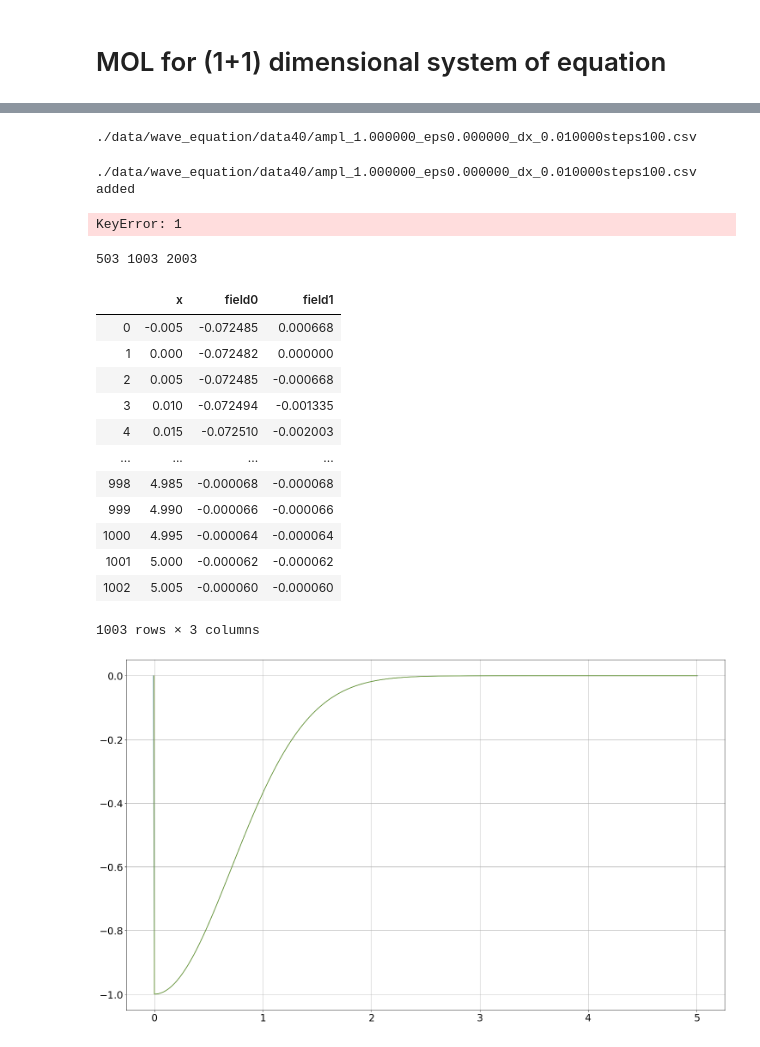
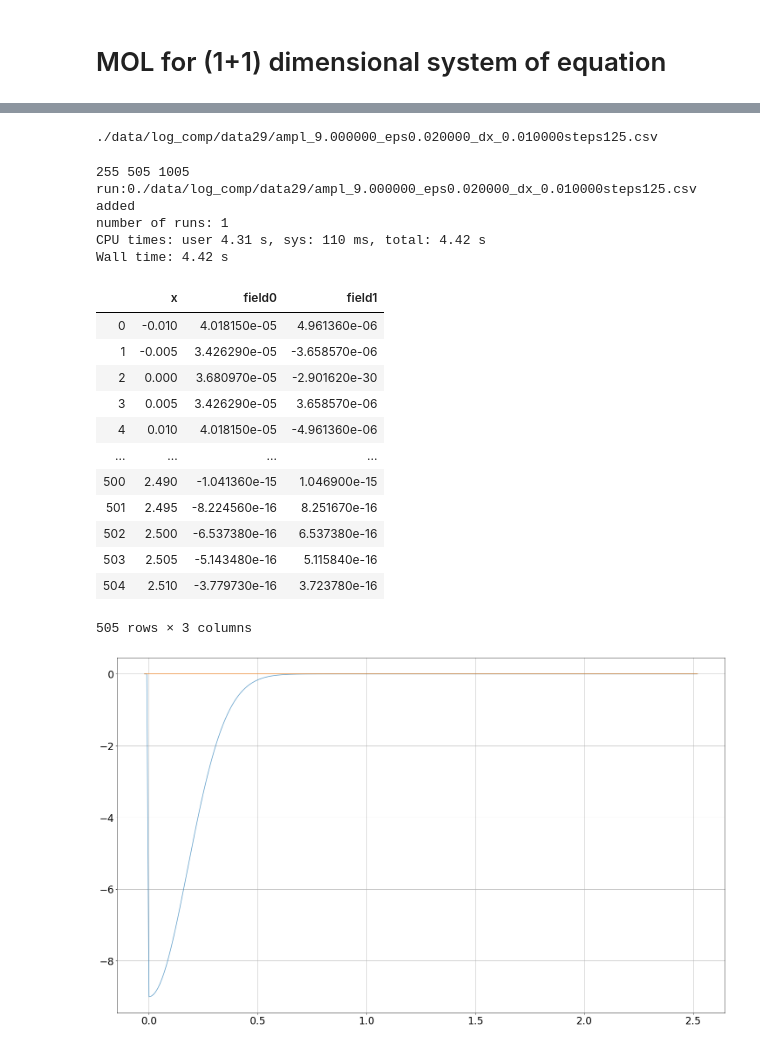
Before and after one commit to giulio-taiocchi/Master_thesis, a Jupyter notebook: Analysis_notebook.ipynb, the cells around one changed output, grey strips where cells are left out. Saved outputs shown, nothing was run; the diff lists cells and outputs as text; code cells hidden in the pictures.

```diff
--- a/Analysis_notebook.ipynb
+++ b/Analysis_notebook.ipynb
@@ -162,4 +49,4 @@ KeyError: 0
 # %%
-print(names.names[0])
+print(names[0])
 # %% [output]
-./data/wave_equation/data40/ampl_1.000000_eps0.000000_dx_0.010000steps100.csv
+./data/log_comp/data29/ampl_9.000000_eps0.020000_dx_0.010000steps125.csv
@@ -166,62 +55,60 @@ print(names.names[0])
 # %%
 %%time
-h1 = 0.01
+h1 = float(dx)
 h2 = h1/2
 h3 = h2/2
-domain_lenght = 5
-gl = 1
-gr = 1
+domain_lenght = 2.5
+gl = 2
+gr = 2
 N_point1 = int(domain_lenght/h1+1)+gl+gr
 N_point2 = int(domain_lenght/h2+1)+gl+gr
 N_point3 = int(domain_lenght/h3+1)+gl+gr
-big_DF = []
-for n in range (0, 20):
+print(N_point1,N_point2,N_point3)
+#big_DF = []
+for n in range (0, len(names[:])):
     DF1, DF2, DF3 = [], [], []
     for i in range (0,number_steps):
-        DF1.append( pd.read_csv(names.names[n],skiprows = (N_point1+1)*i,nrows =N_point1) )
-        DF2.append( pd.read_csv(names.names[n],skiprows = (N_point1+1)*(number_steps+1)+ (N_point2+1)*i,nrows =N_point2) )
-        DF3.append( pd.read_csv(names.names[n],skiprows = (N_point1+1)*(number_steps+1)+ (N_point2+1)*(number_steps+1)+(N_point3+1)*i,nrows =N_point3) )
+        DF1.append( pd.read_csv(names[n],skiprows = (N_point1+1)*i,nrows =N_point1) )
+        DF2.append( pd.read_csv(names[n],skiprows = (N_point1+1)*(number_steps+1)+ (N_point2+1)*i,nrows =N_point2) )
+        DF3.append( pd.read_csv(names[n],skiprows = (N_point1+1)*(number_steps+1)+ (N_point2+1)*(number_steps+1)+(N_point3+1)*i,nrows =N_point3) )
     big_DF.append([DF1,DF2,DF3])
-    print(names.names[n]+ " added")
+    print("run:"+str(n)+names[n]+ " added")
+print("number of runs:",len(big_DF))
 # %% [output]
-./data/wave_equation/data40/ampl_1.000000_eps0.000000_dx_0.010000steps100.csv added
+255 505 1005
+run:0./data/log_comp/data29/ampl_9.000000_eps0.020000_dx_0.010000steps125.csv added
+number of runs: 1
+CPU times: user 4.31 s, sys: 110 ms, total: 4.42 s
+Wall time: 4.42 s
-KeyError: 1
-# %%
-print(N_point1,N_point2,N_point3)
-# %% [output]
-503 1003 2003
 # %%
 # big_Df index:
 # big_DF[run][dx][time]
-big_DF[0][1][10]
+big_DF[0][1][124]
 # %% [output]
 |  | x | field0 | field1 |
-| 0 | -0.005 | -0.072485 | 0.000668 |
-| 1 | 0.000 | -0.072482 | 0.000000 |
-| 2 | 0.005 | -0.072485 | -0.000668 |
-| 3 | 0.010 | -0.072494 | -0.001335 |
-| 4 | 0.015 | -0.072510 | -0.002003 |
+| 0 | -0.010 | 4.018150e-05 | 4.961360e-06 |
+| 1 | -0.005 | 3.426290e-05 | -3.658570e-06 |
+| 2 | 0.000 | 3.680970e-05 | -2.901620e-30 |
+| 3 | 0.005 | 3.426290e-05 | 3.658570e-06 |
+| 4 | 0.010 | 4.018150e-05 | -4.961360e-06 |
 | ... | ... | ... | ... |
-| 998 | 4.985 | -0.000068 | -0.000068 |
-| 999 | 4.990 | -0.000066 | -0.000066 |
-| 1000 | 4.995 | -0.000064 | -0.000064 |
-| 1001 | 5.000 | -0.000062 | -0.000062 |
-| 1002 | 5.005 | -0.000060 | -0.000060 |
+| 500 | 2.490 | -1.041360e-15 | 1.046900e-15 |
+| 501 | 2.495 | -8.224560e-16 | 8.251670e-16 |
+| 502 | 2.500 | -6.537380e-16 | 6.537380e-16 |
+| 503 | 2.505 | -5.143480e-16 | 5.115840e-16 |
+| 504 | 2.510 | -3.779730e-16 | 3.723780e-16 |
-1003 rows × 3 columns
+505 rows × 3 columns
 # %%
-for n in range(0,1):
-    for i in range(0,3):
-        #plt.plot(DF[i][1]['x'],initialize_func_vect(gauss_PI,DF[i][1]['x'],DF[i][1]['x'][1]-DF[i][1]['x'][1],times[1]),'+',alpha=0.7,label="theo",markersize=15)
+### for n in range(0,1):
+for i in range(0,1):
         plt.plot(big_DF[n][i][0]['x'],big_DF[n][i][0]['field0'],alpha=0.7,markersize=25)
-        #plt.plot(DF[i][-1]['x'],DF[i][0]['field1']-initialize_func_vect(gauss_PI,DF[i][10]['x'],DF[i][10]['x'][10]-DF[i][10]['x'][10],times[-1]),alpha=0.7,label=names.name[int(names.name.size/3)*(i+1)-1],markersize=25)
+        plt.plot(big_DF[n][i][0]['x'],big_DF[n][i][0]['field1'],alpha=0.7,markersize=25)
+        #plt.plot(big_DF[n][i][0]['x'],big_DF[n][i][0]['field2'],alpha=0.7,markersize=25)
 
-
-    #plt.plot(DF[-1][-1]['x'],(DF[-1][-1]['x']*0+times[-1])*4,'.',alpha=0.4,label='theoretical',markersize=15)
-    #plt.plot(DF[-1][-1]['x'],2*(DF[-1][-1]['x'])**2+2*times[-1]**2,'.',alpha=0.4,label='theoretical',markersize=15)
 
 #plt.legend()
 plt.grid()
 #plt.xlim([0, 4])
 #plt.ylim([-0.00001, 0.00001])
 # %% [output]
-[figure, old version]
+[figure, new version]
```
Also changed, not shown: parts of 22 cells of this notebook, 4 other files.
